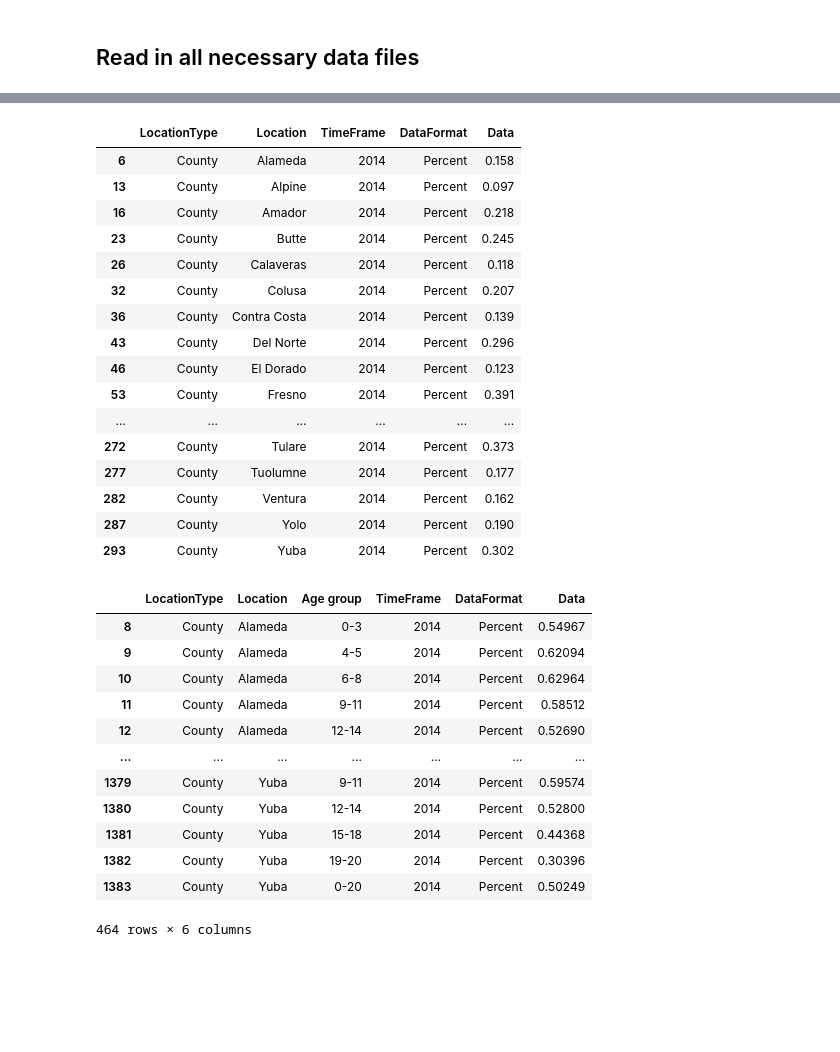
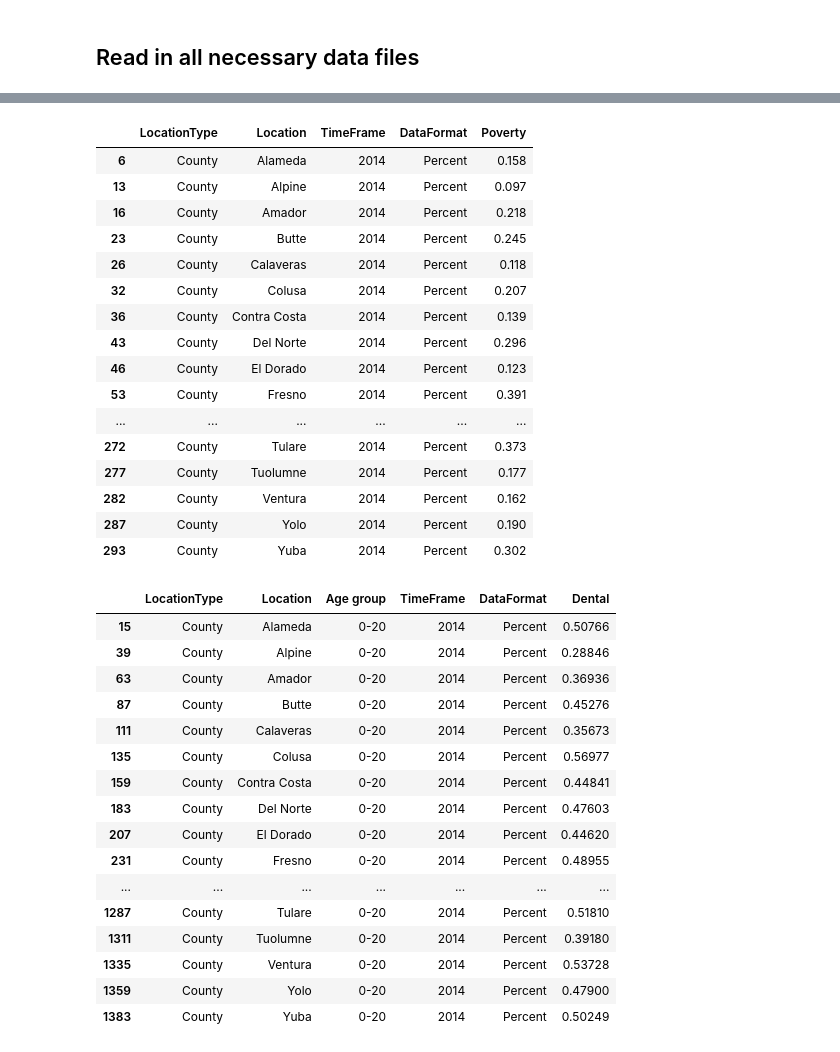
Before and after one commit to GordonSSu/dsci-531-project, a Jupyter notebook: project.ipynb, the cells around one changed output, grey strips where cells are left out. Cells and saved outputs as stored; diff of their text form; code cells hidden in the pictures; blank space fills up the shorter version.

```diff
--- a/project.ipynb
+++ b/project.ipynb
@@ -54,9 +35,10 @@ income_df
 # %%
 poverty_df = pd.read_csv(data_path + 'Children Living in Poverty.csv')
 poverty_df = poverty_df.loc[(poverty_df['LocationType'] == 'County') & (poverty_df['TimeFrame'] == 2014)]
+poverty_df = poverty_df.rename(columns={'Data': 'Poverty'})
 poverty_df
 # %% [output]
-|  | LocationType | Location | TimeFrame | DataFormat | Data |
+|  | LocationType | Location | TimeFrame | DataFormat | Poverty |
 | 6 | County | Alameda | 2014 | Percent | 0.158 |
 | 13 | County | Alpine | 2014 | Percent | 0.097 |
 | 16 | County | Amador | 2014 | Percent | 0.218 |
@@ -75,19 +57,24 @@ poverty_df
 | 293 | County | Yuba | 2014 | Percent | 0.302 |
 # %%
 dental_df = pd.read_csv(data_path + 'Children Who Have Annual Dental Visits.csv')
-dental_df = dental_df.loc[(dental_df['LocationType'] == 'County') & (dental_df['TimeFrame'] == 2014)]
+dental_df = dental_df.loc[(dental_df['LocationType'] == 'County') & (dental_df['TimeFrame'] == 2014) & (dental_df['Age group'] == '0-20')]
+dental_df = dental_df.rename(columns={'Data': 'Dental'})
 dental_df
 # %% [output]
-|  | LocationType | Location | Age group | TimeFrame | DataFormat | Data |
-| 8 | County | Alameda | 0-3 | 2014 | Percent | 0.54967 |
-| 9 | County | Alameda | 4-5 | 2014 | Percent | 0.62094 |
-| 10 | County | Alameda | 6-8 | 2014 | Percent | 0.62964 |
-| 11 | County | Alameda | 9-11 | 2014 | Percent | 0.58512 |
-| 12 | County | Alameda | 12-14 | 2014 | Percent | 0.52690 |
+|  | LocationType | Location | Age group | TimeFrame | DataFormat | Dental |
+| 15 | County | Alameda | 0-20 | 2014 | Percent | 0.50766 |
+| 39 | County | Alpine | 0-20 | 2014 | Percent | 0.28846 |
+| 63 | County | Amador | 0-20 | 2014 | Percent | 0.36936 |
+| 87 | County | Butte | 0-20 | 2014 | Percent | 0.45276 |
+| 111 | County | Calaveras | 0-20 | 2014 | Percent | 0.35673 |
+| 135 | County | Colusa | 0-20 | 2014 | Percent | 0.56977 |
+| 159 | County | Contra Costa | 0-20 | 2014 | Percent | 0.44841 |
+| 183 | County | Del Norte | 0-20 | 2014 | Percent | 0.47603 |
+| 207 | County | El Dorado | 0-20 | 2014 | Percent | 0.44620 |
+| 231 | County | Fresno | 0-20 | 2014 | Percent | 0.48955 |
 | ... | ... | ... | ... | ... | ... | ... |
-| 1379 | County | Yuba | 9-11 | 2014 | Percent | 0.59574 |
-| 1380 | County | Yuba | 12-14 | 2014 | Percent | 0.52800 |
-| 1381 | County | Yuba | 15-18 | 2014 | Percent | 0.44368 |
-| 1382 | County | Yuba | 19-20 | 2014 | Percent | 0.30396 |
+| 1287 | County | Tulare | 0-20 | 2014 | Percent | 0.51810 |
+| 1311 | County | Tuolumne | 0-20 | 2014 | Percent | 0.39180 |
+| 1335 | County | Ventura | 0-20 | 2014 | Percent | 0.53728 |
+| 1359 | County | Yolo | 0-20 | 2014 | Percent | 0.47900 |
 | 1383 | County | Yuba | 0-20 | 2014 | Percent | 0.50249 |
-464 rows × 6 columns
```
Also changed, not shown: parts of 12 cells of this notebook, 2 other files.
